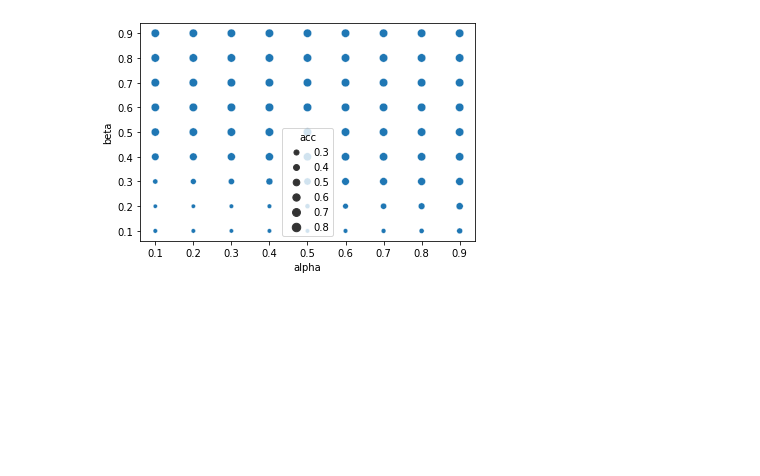
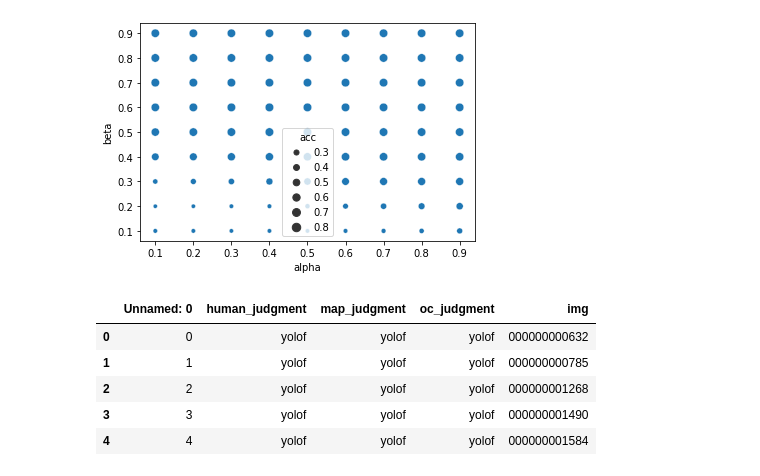
Before and after one commit to mayu-ot/oc-cost, a Jupyter notebook: notebooks/reports/user_study.ipynb, the cells around one changed output. Cells and saved outputs as stored; diff of their text form; code cells hidden in the pictures; blank space fills up the shorter version.

```diff
--- a/notebooks/reports/user_study.ipynb
+++ b/notebooks/reports/user_study.ipynb
@@ -185,3 +174,22 @@ sns.scatterplot(x="alpha", y="beta", size="acc", data=hptune_trials)
 # %% [output]
 <AxesSubplot:xlabel='alpha', ylabel='beta'>
 [figure]
+# %%
+cmap_func = lambda x, y: get_cmap(
+                    x, y, alpha=0.5, beta=0.6, mode="giou", use_dummy=True
+                )
+retina_cc = [get_ot_cost(x, y, cmap_func) for x, y in zip(gts, retina_res)]
+yolof_cc = [get_ot_cost(x, y, cmap_func) for x, y in zip(gts, yolof_res)]
+cc_judge = [["retinanet", "yolof"][x > y] for x, y in zip(retina_cc, yolof_cc)]
+# %%
+df = pd.read_csv("outputs/human_consistency/map_vs_human.csv")
+df["oc_judgment"] = cc_judge
+df["img"] = anno_data.img
+df.head()
+# %% [output]
+|  | Unnamed: 0 | human_judgment | map_judgment | oc_judgment | img |
+| 0 | 0 | yolof | yolof | yolof | 000000000632 |
+| 1 | 1 | yolof | yolof | yolof | 000000000785 |
+| 2 | 2 | yolof | yolof | yolof | 000000001268 |
+| 3 | 3 | yolof | yolof | yolof | 000000001490 |
+| 4 | 4 | yolof | yolof | yolof | 000000001584 |
```
Also changed, not shown: parts of 6 cells of this notebook, 6 other files.
